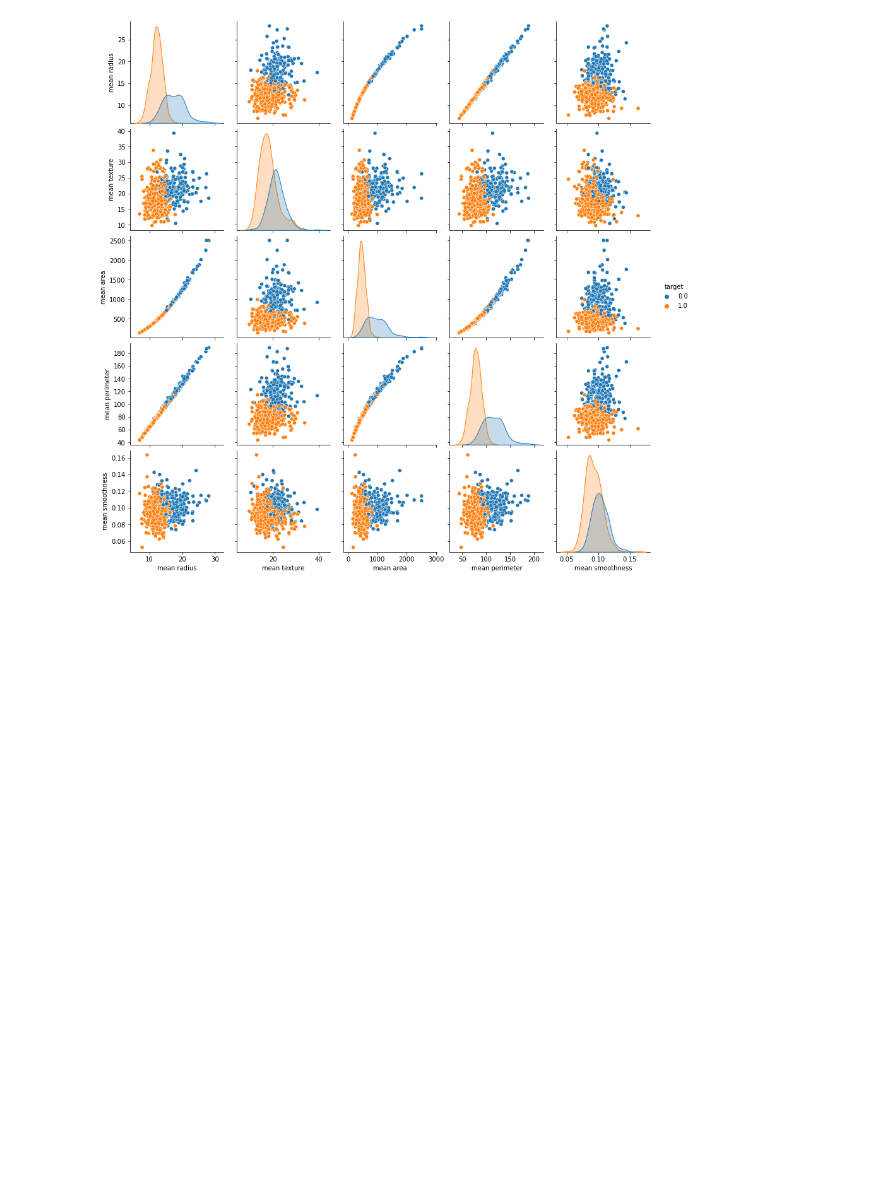
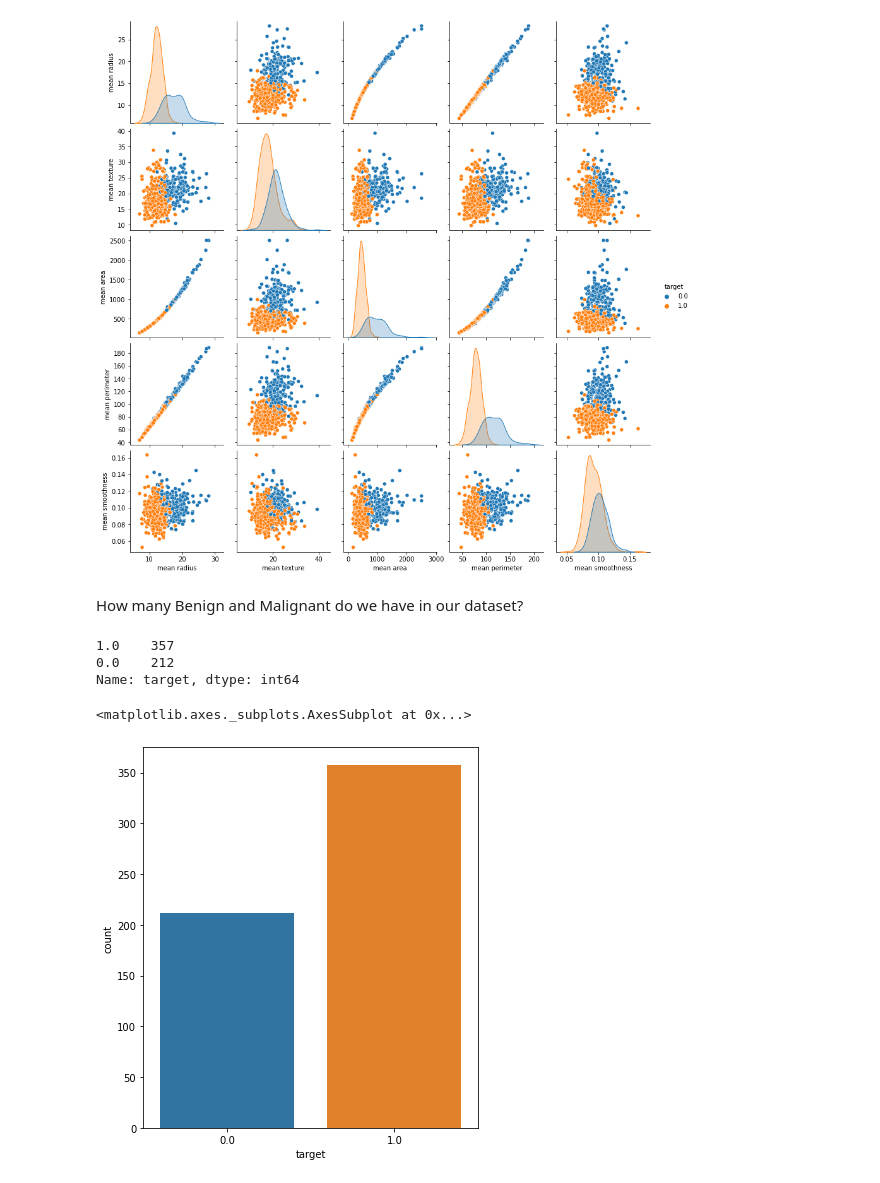
Before and after one commit to fahr-khadija/Breast-Cancer-ML, a Jupyter notebook: Breast_Cancer.ipynb, the cells around one changed output. Drawn from its saved outputs; the diff is of its cells as text; code cells hidden in the pictures; blank space fills up the shorter version.

```diff
--- a/Breast_Cancer.ipynb
+++ b/Breast_Cancer.ipynb
@@ -344,3 +344,18 @@ sns.pairplot(df_cancer, hue="target", vars=['mean radius', 'mean texture', 'mean
 # %% [output]
 <seaborn.axisgrid.PairGrid at 0x...>
 [figure]
+# %% [markdown]
+How many Benign and Malignant do we have in our dataset?
+# %%
+df_cancer['target'].value_counts()
+# %% [output]
+1.0    357
+0.0    212
+Name: target, dtype: int64
+# %%
+# Let's print out countplot to know how many samples belong to class #0 and #1
+plt.figure(figsize = (6,7))
+sns.countplot(df_cancer, x="target")
+# %% [output]
+<matplotlib.axes._subplots.AxesSubplot at 0x...>
+[figure, added]
```
